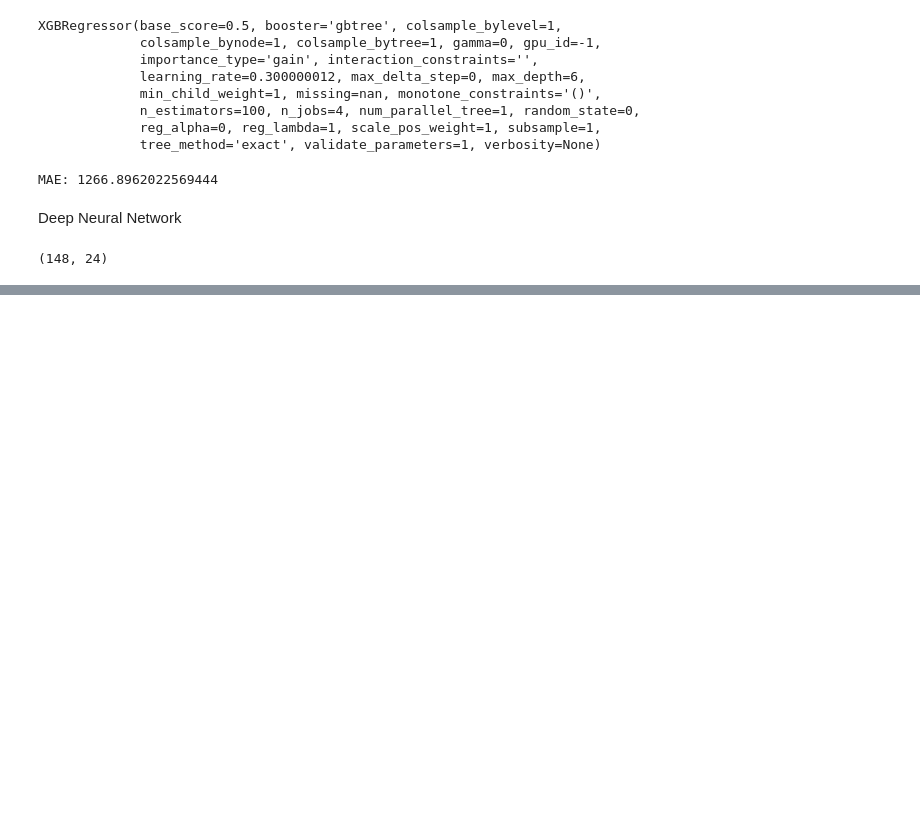
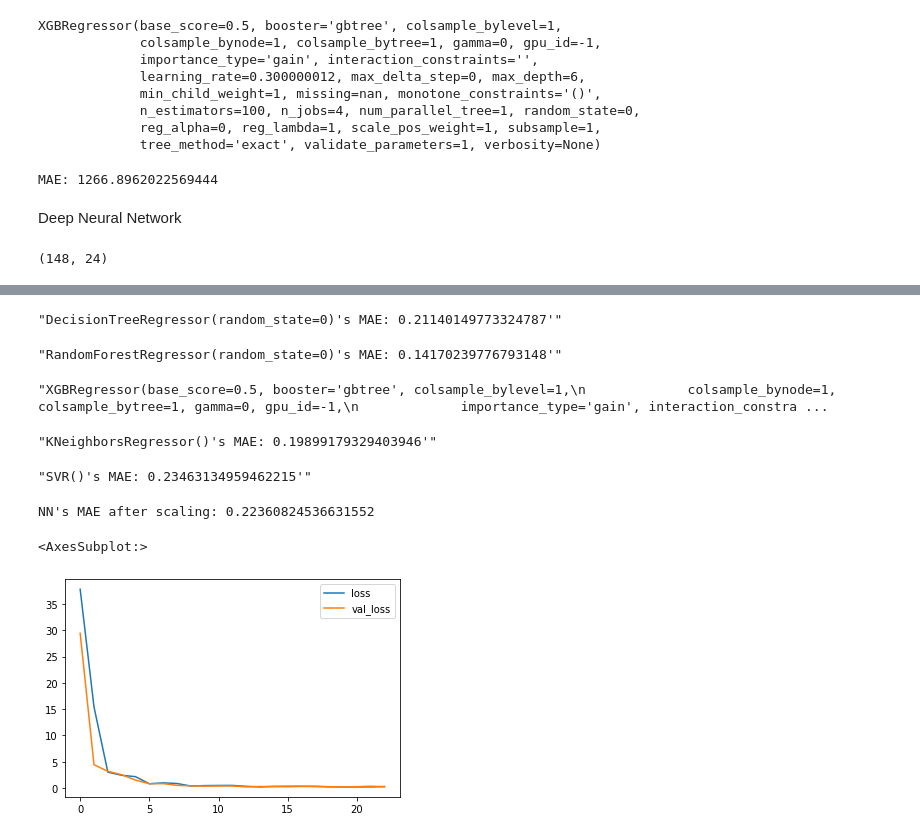
Before and after one commit to georgek2/Tensorflow_Keras, a Jupyter notebook: Automobiles/baseline.ipynb, the cells around one changed output, grey strips where cells are left out. Drawn from its saved outputs; the diff is of its cells as text; code cells hidden in the pictures; blank space fills up the shorter version.

```diff
--- a/Automobiles/baseline.ipynb
+++ b/Automobiles/baseline.ipynb
@@ -319,0 +332,5 @@ model_hist.plot()
+# %%
+scaled_train = pd.DataFrame(scaler.fit_transform(train))
+scaled_valid = pd.DataFrame(scaler.transform(valid))
+
+scaled_train.head()
@@ -319,0 +345,11 @@ model_hist.plot()
+# %%
+scaled_train.columns = train.columns
+scaled_valid.columns = valid.columns
+# %%
+X_train = scaled_train.drop('price', axis = 1)
+X_valid = scaled_valid.drop('price', axis = 1)
+
+y_train = scaled_train.price
+y_valid = scaled_valid.price
+
+X_train.head(3)
@@ -319,0 +401,40 @@ model_hist.plot()
+# %%
+train_eval_model(scaled_train, scaled_valid, 'decisiontree')
+# %% [output]
+"DecisionTreeRegressor(random_state=0)'s MAE: 0.21140149773324787'"
+# %%
+train_eval_model(scaled_train, scaled_valid, 'randomforest')
+# %% [output]
+"RandomForestRegressor(random_state=0)'s MAE: 0.14170239776793148'"
+# %%
+train_eval_model(scaled_train, scaled_valid, 'xgb')
+# %% [output]
+"XGBRegressor(base_score=0.5, booster='gbtree', colsample_bylevel=1,\n             colsample_bynode=1, colsample_bytree=1, gamma=0, gpu_id=-1,\n             importance_type='gain', interaction_constra ...
+# %%
+train_eval_model(scaled_train, scaled_valid, 'knn')
+# %% [output]
+"KNeighborsRegressor()'s MAE: 0.19899179329403946'"
+# %%
+train_eval_model(scaled_train, scaled_valid, 'svm')
+# %% [output]
+"SVR()'s MAE: 0.23463134959462215'"
+# %%
+model_data = model_nn.fit(X_train, y_train,
+                      validation_data = (X_valid, y_valid),
+                      batch_size = 28,
+                      epochs = 500,
+                      callbacks = [early_stopping],
+                      verbose = 0
+                      )
+# %%
+preds_nn = model_nn.predict(X_valid)
+mae = metrics.mean_absolute_error(preds_nn, y_valid)
+print(f"NN's MAE after scaling: {mae}")
+# %% [output]
+NN's MAE after scaling: 0.22360824536631552
+# %%
+model_hist = pd.DataFrame(model_data.history)
+model_hist.plot()
+# %% [output]
+<AxesSubplot:>
+[figure, added]
```
Also changed, not shown: parts of 13 cells of this notebook, 1 other file.
